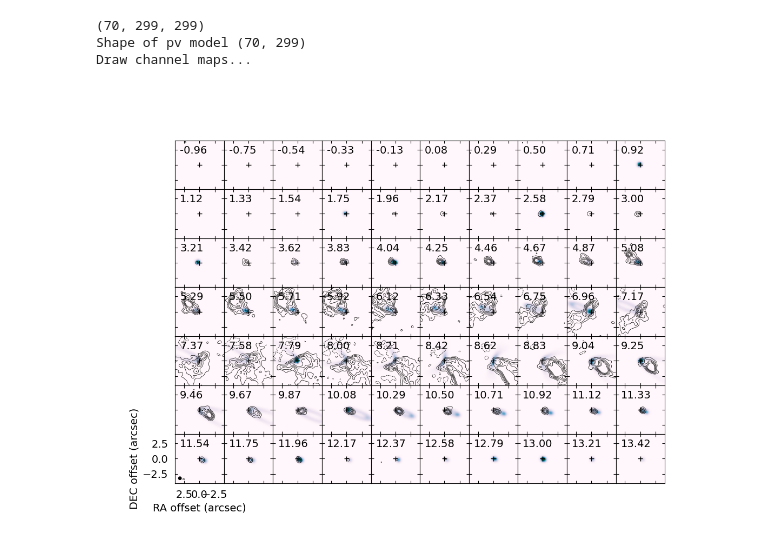
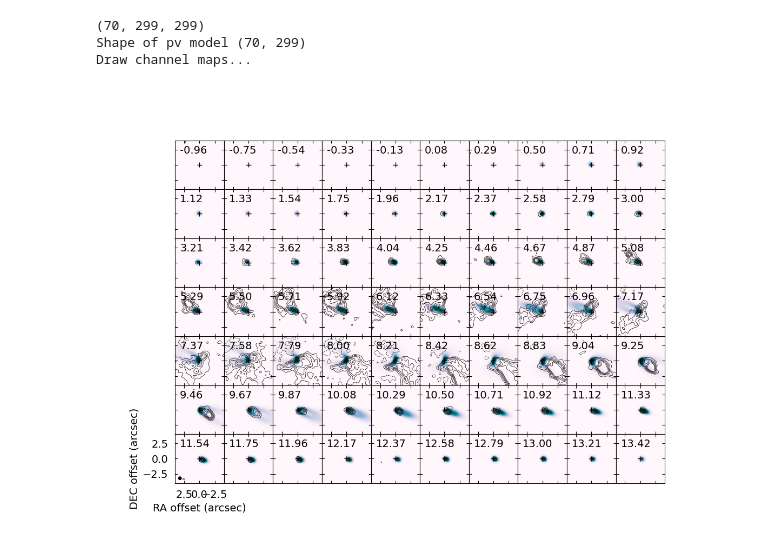
Before and after one commit to mihirtripathi97/DiskModel, a Jupyter notebook: test_pipeline.ipynb, the cells around one changed output. Cells and saved outputs as stored; diff of their text form; code cells hidden in the pictures.

```diff
--- a/test_pipeline.ipynb
+++ b/test_pipeline.ipynb
@@ -17,11 +17,12 @@ d:\L1489_IRS_ssp\DiskModel
 # %%
 %matplotlib widget
 # %%
-Ic, rc, beta, gamma = [1., 600., 1.5, 1.] # rc
+Ic, rc, beta, gamma, r_ring = [1., 600., 0.5, 1., 180.] # rc
 inc = 73.
 pa = 69.
 ms = 1.6
 vsys = 7.3
+
 
 model = SSDisk(Ic, rc, beta, gamma, inc, pa, ms, vsys)
 
@@ -37,9 +38,10 @@ cube.trim_data([-9., 9.,], [-9.,9.])   # trim_data([RA range in arcsec offset fr
 
 xx = cube.xx * 3600. * dist # in au
 yy = cube.yy * 3600. * dist # in au
-v = cube.vaxis # km/s
+v = cube.vaxis[3:] # km/s
 
-modelcube = model.build_cube(xx, yy, v, cube.beam, linewidth=0.05, dist=dist)
+modelcube = model.build_cube(xx, yy, v, cube.beam, linewidth=0.5, dist=dist, profile_type='gauss_ring',
+                            plot_intensity=True)
 vmin, vmax = np.nanmin(modelcube)*0.5, np.nanmax(modelcube)*0.5
 # %% [output]
 The third axis is  FREQ
@@ -71,10 +75,12 @@ if plot_cube:
 
         if i < len(canvas.axes):
             ax = canvas.axes[i]
+            im = im[:-1, :-1]
             ax.pcolormesh(xx / dist, yy / dist, im, shading='auto', rasterized=True,
                 vmin = vmin, vmax = vmax, cmap='PuBuGn')
         else:
             break
+
     plt.show()
 
 plot_PV = False
@@ -91,32 +97,32 @@ if plot_PV:
                 color = False,
                 #cmap = 'inferno',
                 vmin = -2.0,
                 vmax = 14.0,
                 contour = True,
                 clip = 0.0000000,
                 #ylim = [-8.5,6.5],
                 clevels = np.array([3,7,10,15,25,35,45])*rms_pv,
                 x_offset = True, # If true, offset (radial distance from star) will be the x axis
                 vsys = 7.2, # systemic velocity in kmps
                 ln_var = True, # plot vertical center (systemic velocity)
                 ln_hor = True, # plot horizontal center (zero offset)
                 #cbaroptions = ('right', '3%', '3%'),
                 #cbarlabel = r'(Jy beam$^{-1})$',
                 colorbar = False
                 )
 
-    #print(xx[0,:]/(dist))
+
     X, Y = np.meshgrid(yy[:,0]/(dist), -v+8.)
     print(np.shape(X))
     print(np.shape(Y))
     ax = canvas.axes[0]
     ax.pcolormesh(X, Y, pv_model, shading='auto', rasterized=True,
                     cmap='PuBuGn')
     #plt.xlim(-14,14)
     #plt.ylim(-14,14)
     plt.show()
 # %% [output]
 (70, 299, 299)
 Shape of pv model (70, 299)
 Draw channel maps...
-[figure, old version]
+[figure, new version]
```
Also changed, not shown: parts of 2 cells of this notebook, 2 other files.
